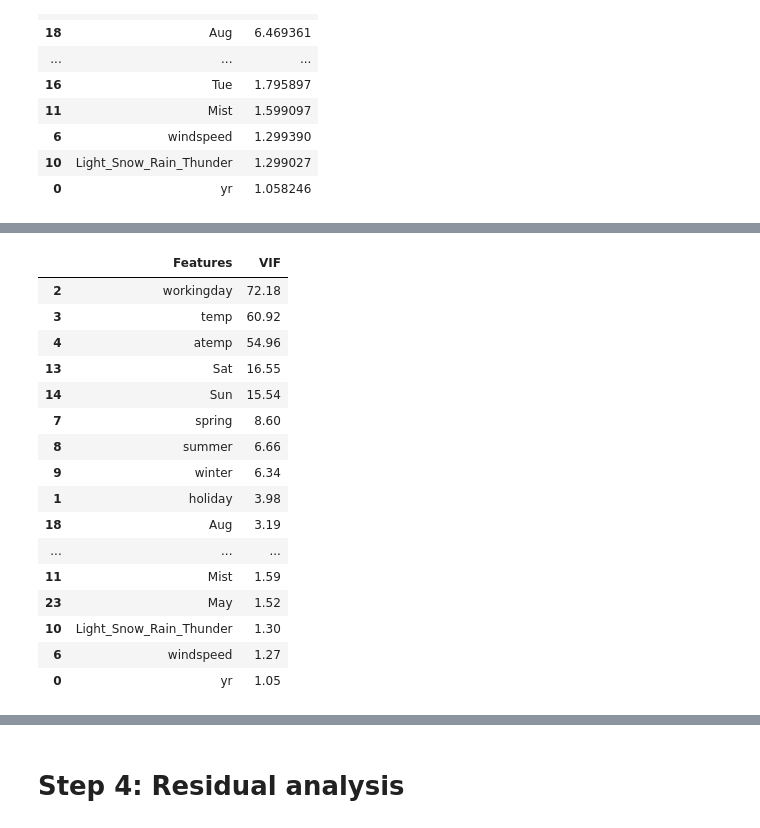
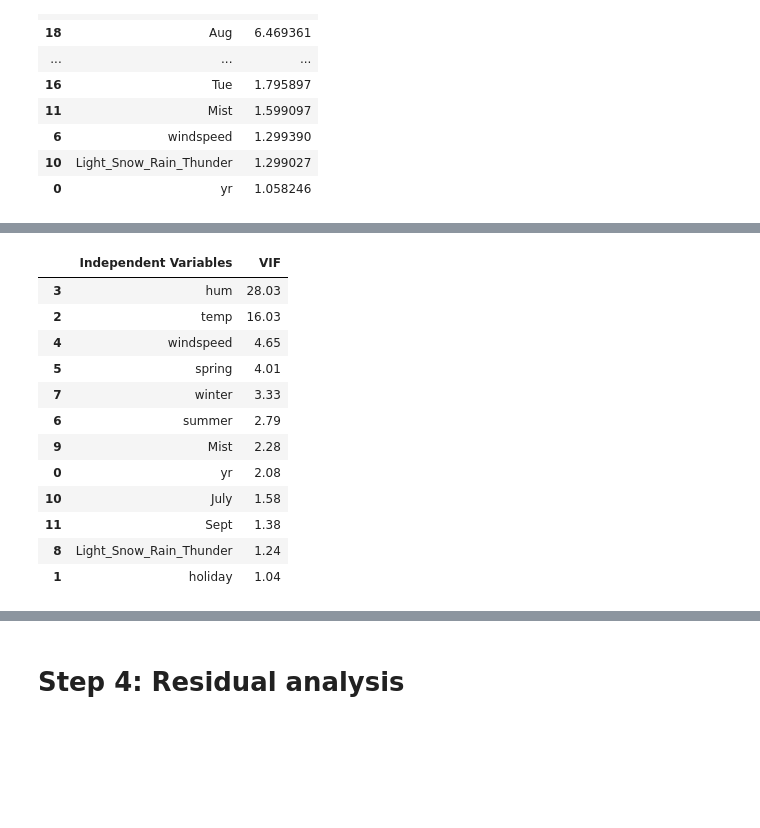
Before and after one commit to smarunkumar/LinearRegressionAssignment, a Jupyter notebook: SM_ArunKumar_BikeShare.ipynb, the cells around one changed output, grey strips where cells are left out. Drawn from its saved outputs; the diff is of its cells as text; code cells hidden in the pictures; blank space fills up the shorter version.

```diff
--- a/SM_ArunKumar_BikeShare.ipynb
+++ b/SM_ArunKumar_BikeShare.ipynb
@@ -402,8 +403,8 @@ vif
 # %%
-# March has 0.950 p-value, so removing this variable
-X = X_train.drop(['March'],axis=1)
-X_train_sm = sm.add_constant(X)
+# An arbitrary number 12 features is fed to RFE
 
-lr_model = sm.OLS(y_train,X_train_sm).fit()
-print(lr_model.summary())
+lm = LinearRegression()
+
+rfe = RFE(lm, n_features_to_select=12)
+rfe.fit(X_train,y_train)
 # %% [output]
@@ -453,8 +432,4 @@ vif
 # %%
-# mnth has 0.831 p-value, so removing this variable
-X = X.drop(['Oct'],axis=1)
-X_train_sm = sm.add_constant(X)
-
-lr_model = sm.OLS(y_train,X_train_sm).fit()
-print(lr_model.summary())
+col = X_train.columns[rfe.support_]
+col
 # %% [output]
@@ -478,9 +439,4 @@ strong multicollinearity problems or that the design matrix is singular.
 # %%
-# Checking VIF of independent variables post removing 2nd variable Oct
-vif = pd.DataFrame()
-vif['Features'] = X.columns
-vif['VIF'] = [ variance_inflation_factor(X,i) for i in range(X.shape[1])]
-vif['VIF'] = round(vif.VIF,2)
-vif.sort_values('VIF',ascending=False, inplace=True)
-vif
+X_train_rfe = X_train[col]
+X_train_rfe.head()
 # %% [output]
@@ -529,26 +471,22 @@ strong multicollinearity problems or that the design matrix is singular.
 # %%
-# Checking VIF of independent variables post removing 3rd variable June
+# Checking VIF
 vif = pd.DataFrame()
-vif['Features'] = X.columns
-vif['VIF'] = [ variance_inflation_factor(X,i) for i in range(X.shape[1])]
+vif['Independent Variables'] = X_train_rfe.columns
+vif['VIF'] = [variance_inflation_factor(X_train_rfe,i) for i in range(X_train_rfe.shape[1])]
 vif['VIF'] = round(vif.VIF,2)
-vif.sort_values('VIF',ascending=False, inplace=True)
+vif.sort_values(by='VIF', ascending=False,inplace=True)
 vif
 # %% [output]
-|  | Features | VIF |
-| 2 | workingday | 72.18 |
-| 3 | temp | 60.92 |
-| 4 | atemp | 54.96 |
-| 13 | Sat | 16.55 |
-| 14 | Sun | 15.54 |
-| 7 | spring | 8.60 |
-| 8 | summer | 6.66 |
-| 9 | winter | 6.34 |
-| 1 | holiday | 3.98 |
-| 18 | Aug | 3.19 |
-| ... | ... | ... |
-| 11 | Mist | 1.59 |
-| 23 | May | 1.52 |
-| 10 | Light_Snow_Rain_Thunder | 1.30 |
-| 6 | windspeed | 1.27 |
-| 0 | yr | 1.05 |
+|  | Independent Variables | VIF |
+| 3 | hum | 28.03 |
+| 2 | temp | 16.03 |
+| 4 | windspeed | 4.65 |
+| 5 | spring | 4.01 |
+| 7 | winter | 3.33 |
+| 6 | summer | 2.79 |
+| 9 | Mist | 2.28 |
+| 0 | yr | 2.08 |
+| 10 | July | 1.58 |
+| 11 | Sept | 1.38 |
+| 8 | Light_Snow_Rain_Thunder | 1.24 |
+| 1 | holiday | 1.04 |
```
Also changed, not shown: parts of 59 cells of this notebook, 1 other file.
